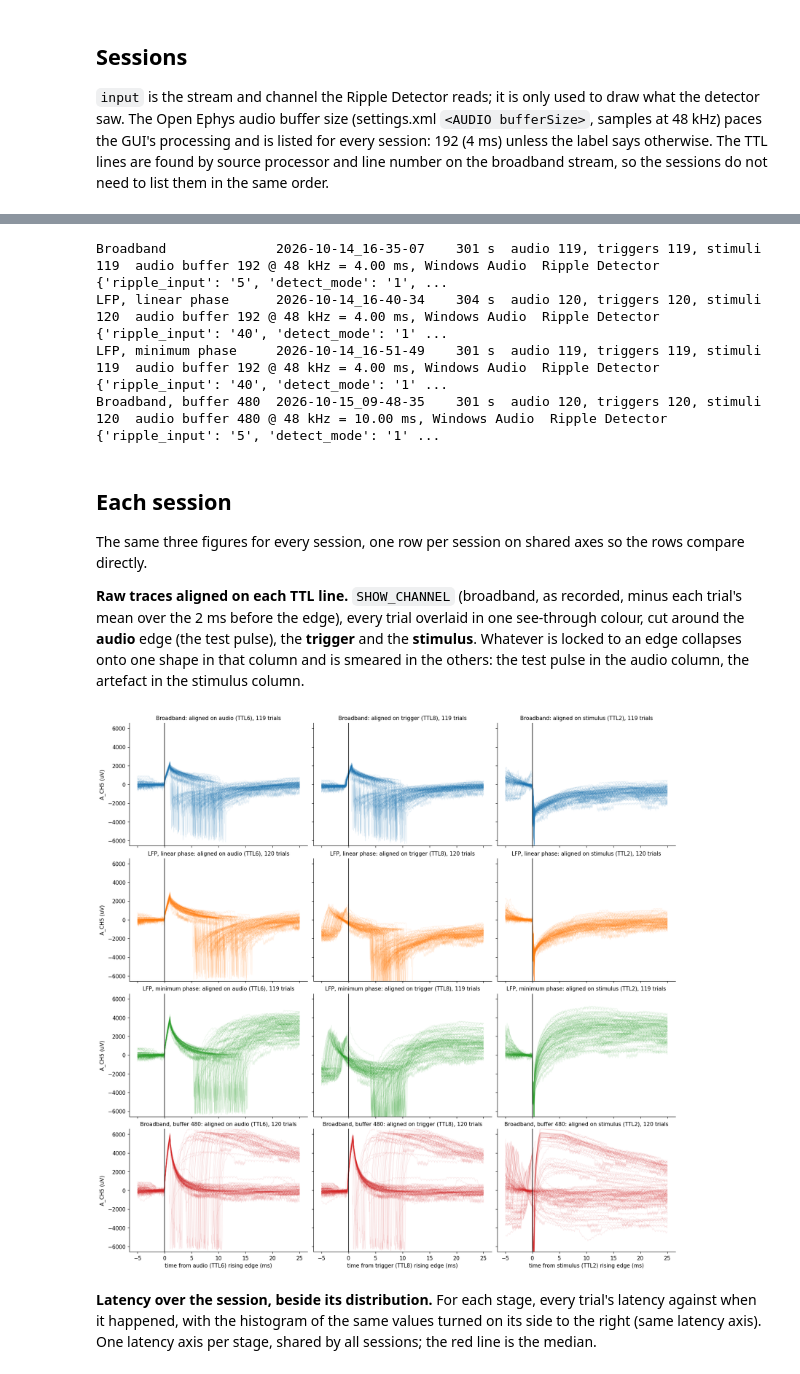
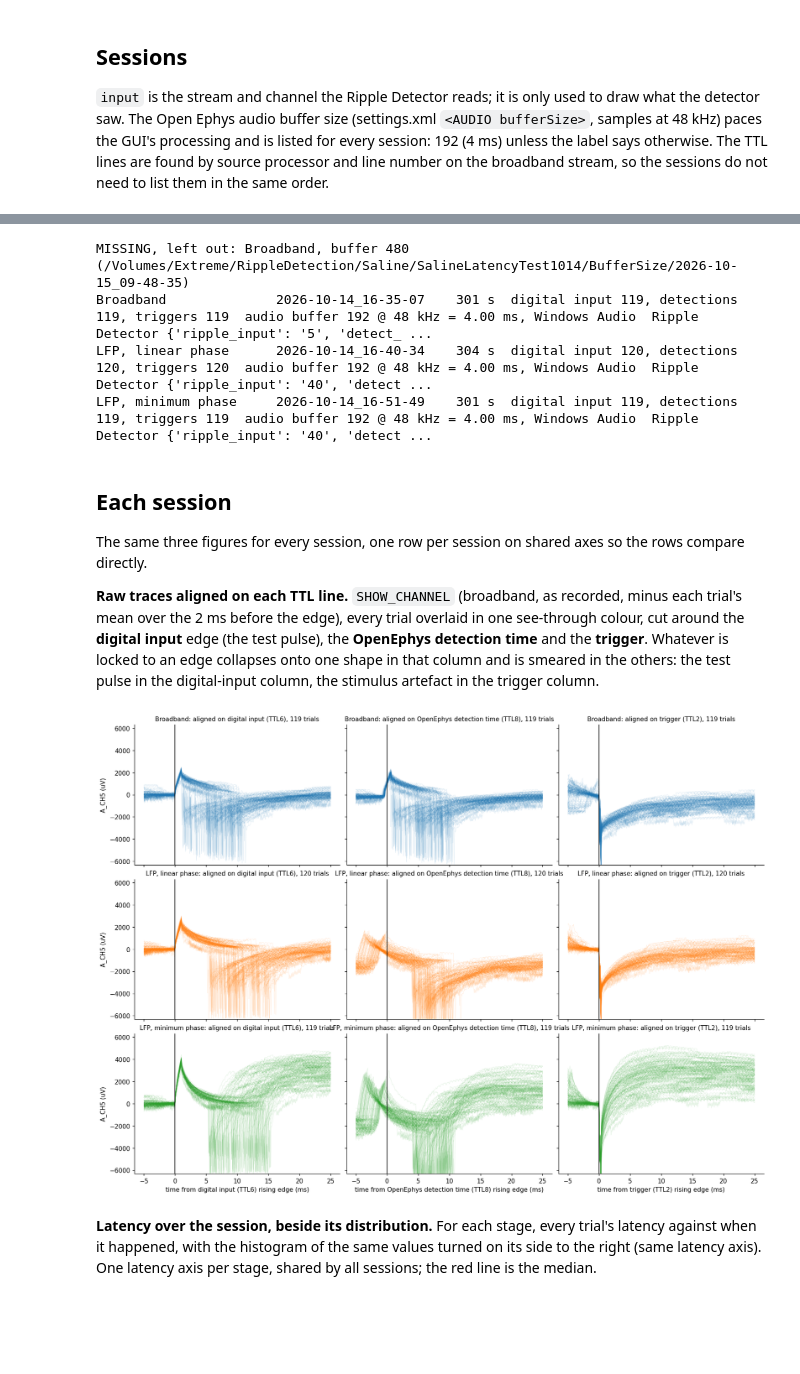
Before and after one commit to nriveira/DataAnalyzer, a Jupyter notebook: notebooks/latency_comparison.ipynb, the cells around one changed output, grey strips where cells are left out. Cells and saved outputs as stored; diff of their text form; code cells hidden in the pictures; blank space fills up the shorter version.

```diff
--- a/notebooks/latency_comparison.ipynb
+++ b/notebooks/latency_comparison.ipynb
@@ -34,7 +37,7 @@ saw. The Open Ephys audio buffer size (settings.xml `<AUDIO bufferSize>`, sample
 GUI's processing and is listed for every session: 192 (4 ms) unless the label says otherwise. The TTL lines are found by source processor and line number on the broadband stream, so the
 sessions do not need to list them in the same order.
 # %%
-BASE = Path("/Volumes/Extreme/RippleDetection/SalineLatencyTest1014")
+BASE = Path("/Volumes/Extreme/RippleDetection/Saline/SalineLatencyTest1014")
 SESSIONS = [
     dict(label="Broadband", path=BASE / "Broadband/2026-10-14_16-35-07", input=("BroadbandStream", "A_CH5")),
     dict(label="LFP, linear phase", path=BASE / "Linear/2026-10-14_16-40-34", input=("LFPStream", "LFP_A_CH5")),
@@ -42,12 +45,13 @@ SESSIONS = [
     dict(label="Broadband, buffer 480", path=BASE / "BufferSize/2026-10-15_09-48-35", input=("BroadbandStream", "A_CH5")),
 ]
 CLOCK_STREAM = "BroadbandStream"        # every TTL time is read on this stream's clock
-AUDIO = ("GLANCE Neuro", 6)             # (source processor, TTL line)
-TRIGGER = ("Ripple Detector", 8)
-STIM = ("GLANCE Neuro", 2)
-STIM_MERGE_MS = 1.0                     # the stimulator records each stimulus as two pulses 0.2 ms apart
+AUDIO = ("GLANCE Neuro", 6)             # (source processor, TTL line): the digital input
+TRIGGER = ("Ripple Detector", 8)        # the OpenEphys detection time
+STIM = ("GLANCE Neuro", 2)              # the trigger (STIM / TRIGGER keep their old names in the code)
+STIM_MERGE_MS = 1.0                     # each trigger is recorded as two pulses 0.2 ms apart
+DIN, DET, TRG = "digital input", "OpenEphys detection time", "trigger"   # the three TTL lines in every label
 MAX_LAT_MS = 50.0
-GRID_MS = 10.0                          # the stimulator's tick
+GRID_MS = 10.0                          # the tick the trigger waits for
 SHOW_CHANNEL = "A_CH5"                  # broadband electrode the test pulse and the artefact are shown on
 # %% [markdown]
 ## Measuring each session
@@ -81,9 +85,9 @@ def follow(ref_t, ev_t, max_ms=MAX_LAT_MS):
     return lat
 
 def grid_check(trig, stim, t2s):
-    """Share of trigger -> stimulus latencies equal (within 0.25 ms) to the wait for the next grid tick."""
+    """Share of detection -> trigger latencies equal (within 0.25 ms) to the wait for the next grid tick."""
     ok = np.flatnonzero(np.isfinite(t2s))
-    s = trig[ok] + t2s[ok] / 1000.0                       # the matched stimuli, in trigger order
+    s = trig[ok] + t2s[ok] / 1000.0                       # the matched triggers, in detection order
     wait = np.mod(s[:-1] - trig[ok][1:], GRID_MS / 1000.0) * 1000.0
     lat = t2s[ok][1:]
     on_tick = np.abs(lat - wait) < 0.25
@@ -104,7 +108,11 @@ def input_traces(ts_path, stream, channel, audio, pre_ms=1.0, post_ms=6.0):
     t_ms = np.arange(-w0, w1 + 1) / fs * 1000.0
     return t_ms, X, src.unit(channel), fs, ok
 
-STAGES = [("a2t", "audio → trigger"), ("t2s", "trigger → stimulus"), ("a2s", "audio → stimulus")]
+missing = [s for s in SESSIONS if not Path(s["path"]).is_dir()]
+for s in missing:
+    print(f"MISSING, left out: {s['label']} ({s['path']})")
+SESSIONS = [s for s in SESSIONS if Path(s["path"]).is_dir()]
+STAGES = [("a2t", f"{DIN} → {DET}"), ("t2s", f"{DET} → {TRG}"), ("a2s", f"{DIN} → {TRG}")]
 colors = [f"C{i}" for i in range(len(SESSIONS))]
 results = []
 for s in SESSIONS:
@@ -121,13 +129,13 @@ for s in SESSIONS:
     m = re.search(r'<AUDIO sampleRate="([\d.]+)" bufferSize="(\d+)" deviceType="([^"]*)"', xml.read_text()) if xml else None
     r["buffer"] = f"{m.group(2)} @ {float(m.group(1)) / 1000:g} kHz = {int(m.group(2)) / float(m.group(1)) * 1000:.2f} ms, {m.group(3)}" if m else None
     results.append(r)
-    print(f"{s['label']:22s} {s['path'].name}  {ts.duration:5.0f} s  audio {audio.size}, triggers {trig.size}, stimuli {stim.size}  "
+    print(f"{s['label']:22s} {s['path'].name}  {ts.duration:5.0f} s  {DIN} {audio.size}, detections {trig.size}, {TRG}s {stim.size}  "
           f"audio buffer {r['buffer']}  Ripple Detector {r['detector']}")
 # %% [output]
-Broadband              2026-10-14_16-35-07    301 s  audio 119, triggers 119, stimuli 119  audio buffer 192 @ 48 kHz = 4.00 ms, Windows Audio  Ripple Detector {'ripple_input': '5', 'detect_mode': '1', ...
-LFP, linear phase      2026-10-14_16-40-34    304 s  audio 120, triggers 120, stimuli 120  audio buffer 192 @ 48 kHz = 4.00 ms, Windows Audio  Ripple Detector {'ripple_input': '40', 'detect_mode': '1' ...
-LFP, minimum phase     2026-10-14_16-51-49    301 s  audio 119, triggers 119, stimuli 119  audio buffer 192 @ 48 kHz = 4.00 ms, Windows Audio  Ripple Detector {'ripple_input': '40', 'detect_mode': '1' ...
-Broadband, buffer 480  2026-10-15_09-48-35    301 s  audio 120, triggers 120, stimuli 120  audio buffer 480 @ 48 kHz = 10.00 ms, Windows Audio  Ripple Detector {'ripple_input': '5', 'detect_mode': '1' ...
+MISSING, left out: Broadband, buffer 480 (/Volumes/Extreme/RippleDetection/Saline/SalineLatencyTest1014/BufferSize/2026-10-15_09-48-35)
+Broadband              2026-10-14_16-35-07    301 s  digital input 119, detections 119, triggers 119  audio buffer 192 @ 48 kHz = 4.00 ms, Windows Audio  Ripple Detector {'ripple_input': '5', 'detect_ ...
+LFP, linear phase      2026-10-14_16-40-34    304 s  digital input 120, detections 120, triggers 120  audio buffer 192 @ 48 kHz = 4.00 ms, Windows Audio  Ripple Detector {'ripple_input': '40', 'detect ...
+LFP, minimum phase     2026-10-14_16-51-49    301 s  digital input 119, detections 119, triggers 119  audio buffer 192 @ 48 kHz = 4.00 ms, Windows Audio  Ripple Detector {'ripple_input': '40', 'detect ...
 # %% [markdown]
 ## Each session
 
@@ -136,40 +144,40 @@ directly.
 
 **Raw traces aligned on each TTL line.** `SHOW_CHANNEL` (broadband, as recorded, minus each trial's
 mean over the 2 ms before the edge), every trial overlaid in one see-through colour, cut around the
-**audio** edge (the test pulse), the **trigger** and the **stimulus**. Whatever is locked to an edge
-collapses onto one shape in that column and is smeared in the others: the test pulse in the audio
-column, the artefact in the stimulus column.
+**digital input** edge (the test pulse), the **OpenEphys detection time** and the **trigger**. Whatever
+is locked to an edge collapses onto one shape in that column and is smeared in the others: the test
+pulse in the digital-input column, the stimulus artefact in the trigger column.
 # %%
 RAW_PRE_MS, RAW_POST_MS = 5.0, 25.0
-ALIGN_ON = [("audio", "audio (TTL6)"), ("trig", "trigger (TTL8)"), ("stim", "stimulus (TTL2)")]
+ALIGN_ON = [("audio", f"{DIN} (TTL6)"), ("trig", f"{DET} (TTL8)"), ("stim", f"{TRG} (TTL2)")]
 
 def cut_raw(ts, times, channel, pre_ms=RAW_PRE_MS, post_ms=RAW_POST_MS, base_ms=2.0):
     fs = float(ts.fs)
     r0, r1, nb = int(round(pre_ms / 1000 * fs)), int(round(post_ms / 1000 * fs)), int(round(base_ms / 1000 * fs))
     idx = np.searchsorted(ts.t, times, "left")
     ok = np.flatnonzero((idx - r0 >= 0) & (idx + r1 + 1 <= ts.n))
     ok = ok[np.abs(ts.t[idx[ok] + r1] - ts.t[idx[ok] - r0] - (r0 + r1) / fs) < 0.5 / fs]   # no dropped samples inside
     X = np.array([ts.block(int(i - r0), int(i + r1 + 1), [channel])[:, 0] for i in idx[ok]])
     X -= X[:, r0 - nb:r0].mean(1, keepdims=True)
     return np.arange(-r0, r1 + 1) / fs * 1000.0, X
 
 raw = {(r["label"], key): cut_raw(r["ts"], r[key], SHOW_CHANNEL) for r in results for key, _ in ALIGN_ON}
 lim = max(np.percentile(np.abs(X), 99.5) for _, X in raw.values())
 fig, ax = plt.subplots(len(results), 3, figsize=(15, 3.6 * len(results)), sharex=True, sharey=True,
                        layout="constrained", squeeze=False)
 for i, (r, c) in enumerate(zip(results, colors)):
     for j, (key, name) in enumerate(ALIGN_ON):
         t, X = raw[(r["label"], key)]
         a = ax[i, j]
         a.plot(t, X.T, color=c, lw=0.6, alpha=min(0.3, 15 / len(X)))
         a.axvline(0, color="k", lw=1)
         a.set_ylim(-lim, lim)
         a.set_title(f"{r['label']}: aligned on {name}, {len(X)} trials", fontsize=10)
         if i == len(results) - 1:
             a.set_xlabel(f"time from {name} rising edge (ms)")
     ax[i, 0].set_ylabel(f"{SHOW_CHANNEL} ({r['ts'].unit(SHOW_CHANNEL)})")
 # %% [output]
-[figure, old version]
+[figure, new version]
 # %% [markdown]
 **Latency over the session, beside its distribution.** For each stage, every trial's latency against
 when it happened, with the histogram of the same values turned on its side to the right (same latency
```
Also changed, not shown: parts of 16 cells of this notebook, 17 other files.
